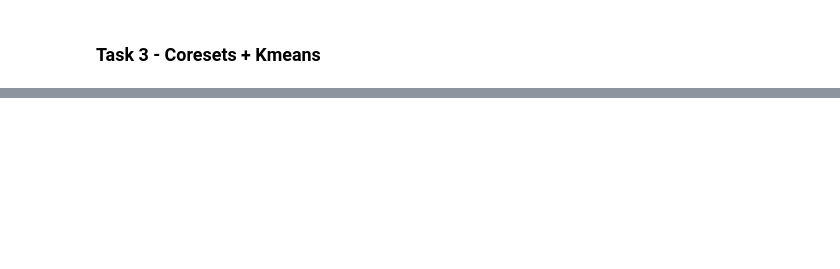
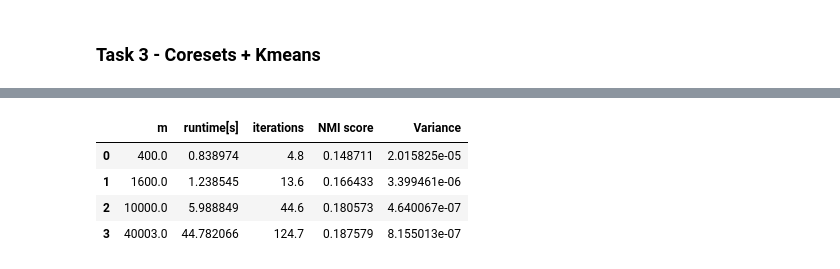
Before and after one commit to kh65/Assignment-3, a Jupyter notebook: assignment_3.ipynb, the cells around one changed output, grey strips where cells are left out. Cells and saved outputs as stored; diff of their text form; code cells hidden in the pictures; blank space fills up the shorter version.

```diff
--- a/assignment_3.ipynb
+++ b/assignment_3.ipynb
@@ -589,0 +598,51 @@ Converged in 146 iterations. NMI score: 0.1857
+# %%
+# Number of iterations for the benchmarking
+n_iter = 10
+
+# Initialize array for storing the runtime, iterations and NMI scores
+result_array = np.zeros([n_iter, len(m_vals), 3])
+
+for i in range(n_iter):
+    for j in range(len(m_vals)):
+        # Start timer
+        start_coreset = time.perf_counter()
+
+        # Get coreset for given m
+        kdd_core, kdd_weights = coreset(features, int(m_vals[j]))
+
+        # Perform kmeans
+        kmeans = KMeans(n_clusters=153, random_state=0).fit(kdd_core, sample_weight = kdd_weights)
+
+        # Obtain predicted labels
+        kdd_labels = kmeans.predict(features)
+
+        # End timer
+        end_coreset = time.perf_counter()
+
+        # Store runtime, iterations and NMI score
+        result_array[i][j][0] = end_coreset-start_coreset
+        result_array[i][j][1] = kmeans.n_iter_
+        result_array[i][j][2] = normalized_mutual_info_score(kdd_labels, block_ids)
+# %%
+# Compute results averaged over the 10 runs
+results_mean = np.mean(result_array, axis=0)
+
+# Extract the variance from the NMI scores
+results_var = np.zeros(4)
+for i in range(4):
+    results_var[i] = np.var(result_array[:,i][:,2])
+
+# Join with m values array
+results_table = np.concatenate((np.array([m_vals]).T, results_mean, np.array([results_var]).T), axis=1)
+
+# Transform to pandas dataframe with appropriate column names
+results_pandas = pd.DataFrame(results_table, columns = ['m', 'runtime[s]', 'iterations', 'NMI score', 'Variance'])
+# %%
+# Display results
+results_pandas
+# %% [output]
+|  | m | runtime[s] | iterations | NMI score | Variance |
+| 0 | 400.0 | 0.838974 | 4.8 | 0.148711 | 2.015825e-05 |
+| 1 | 1600.0 | 1.238545 | 13.6 | 0.166433 | 3.399461e-06 |
+| 2 | 10000.0 | 5.988849 | 44.6 | 0.180573 | 4.640067e-07 |
+| 3 | 40003.0 | 44.782066 | 124.7 | 0.187579 | 8.155013e-07 |
```
Also changed, not shown: parts of 9 cells of this notebook.
